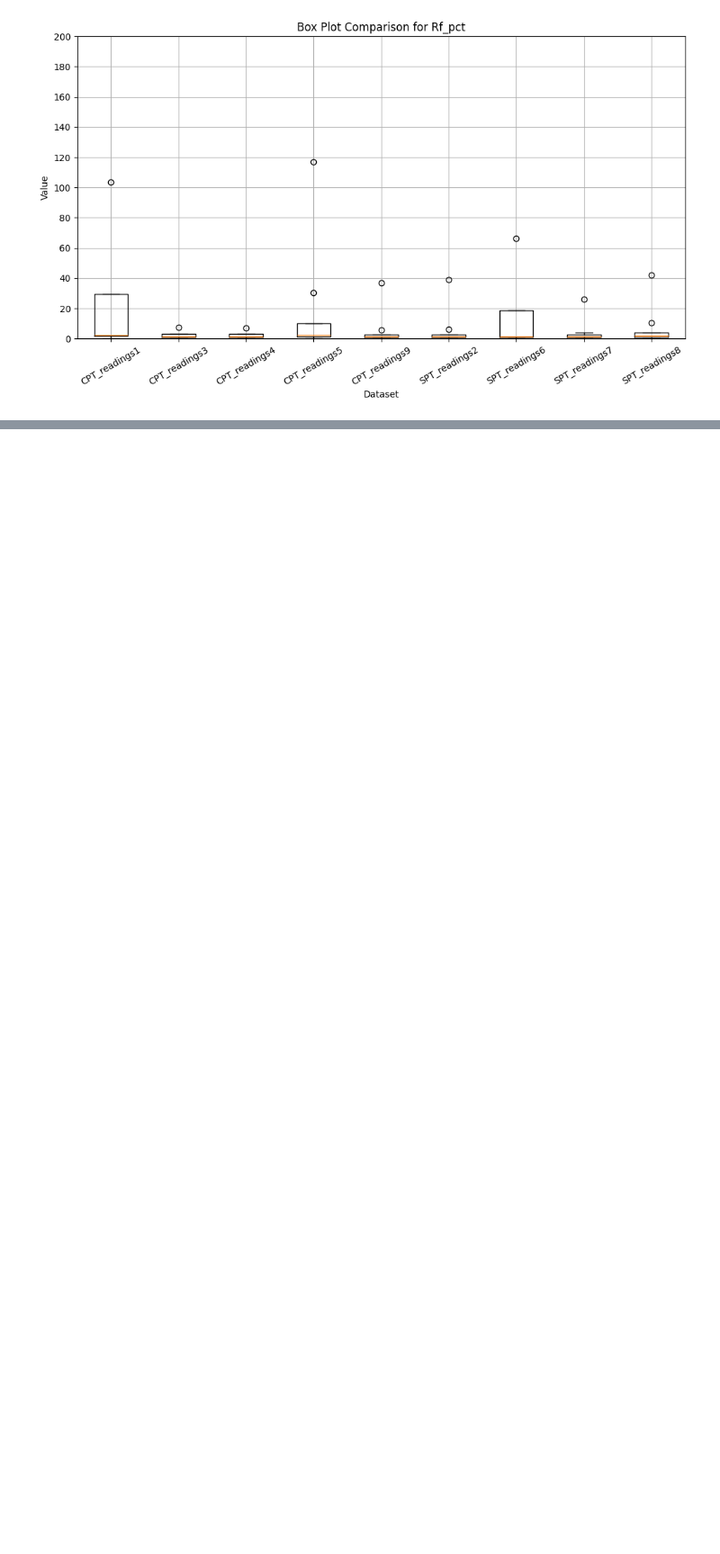
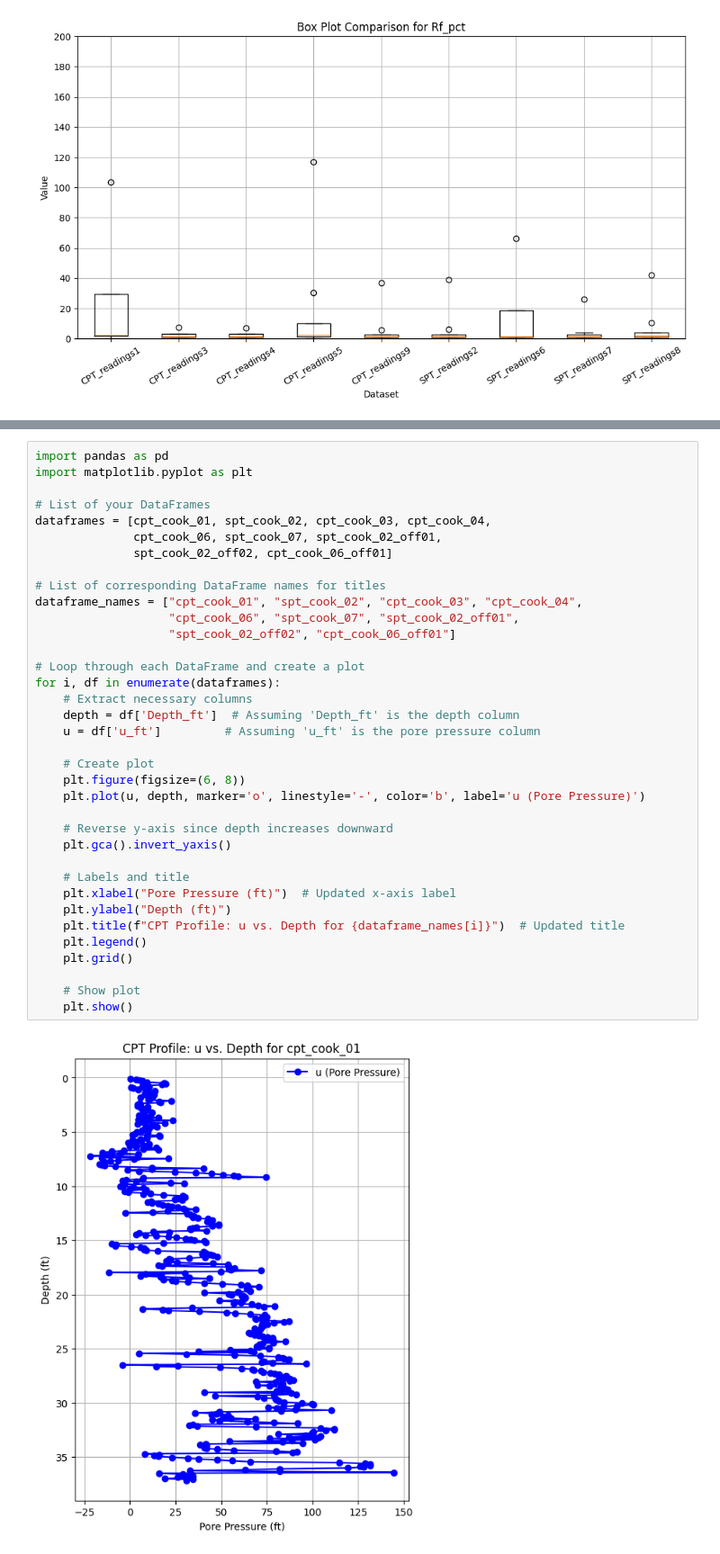
Before and after one commit to iGeology-Illinois/geol-581-module-3-principles-of-uncertainty-chapter-4-seanb7, a Jupyter notebook: Python Lab 4.ipynb, the cells around one changed output, grey strips where cells are left out. Shown at 90% size. Saved outputs shown, nothing was run; the diff lists cells and outputs as text; blank space fills up the shorter version.

```diff
--- a/Python Lab 4.ipynb
+++ b/Python Lab 4.ipynb
@@ -451,0 +498,38 @@ for column in key_columns:
+# %%
+import pandas as pd
+import matplotlib.pyplot as plt
+
+# List of your DataFrames
+dataframes = [cpt_cook_01, spt_cook_02, cpt_cook_03, cpt_cook_04,
+              cpt_cook_06, spt_cook_07, spt_cook_02_off01,
+              spt_cook_02_off02, cpt_cook_06_off01]
+
+# List of corresponding DataFrame names for titles
+dataframe_names = ["cpt_cook_01", "spt_cook_02", "cpt_cook_03", "cpt_cook_04",
+                   "cpt_cook_06", "spt_cook_07", "spt_cook_02_off01",
+                   "spt_cook_02_off02", "cpt_cook_06_off01"]
+
+# Loop through each DataFrame and create a plot
+for i, df in enumerate(dataframes):
+    # Extract necessary columns
+    depth = df['Depth_ft']  # Assuming 'Depth_ft' is the depth column
+    u = df['u_ft']         # Assuming 'u_ft' is the pore pressure column
+
+    # Create plot
+    plt.figure(figsize=(6, 8))
+    plt.plot(u, depth, marker='o', linestyle='-', color='b', label='u (Pore Pressure)')
+
+    # Reverse y-axis since depth increases downward
+    plt.gca().invert_yaxis()
+
+    # Labels and title
+    plt.xlabel("Pore Pressure (ft)")  # Updated x-axis label
+    plt.ylabel("Depth (ft)")
+    plt.title(f"CPT Profile: u vs. Depth for {dataframe_names[i]}")  # Updated title
+    plt.legend()
+    plt.grid()
+
+    # Show plot
+    plt.show()
+# %% [output]
+[figure, added]
```
Also changed, not shown: parts of 2 cells of this notebook.
